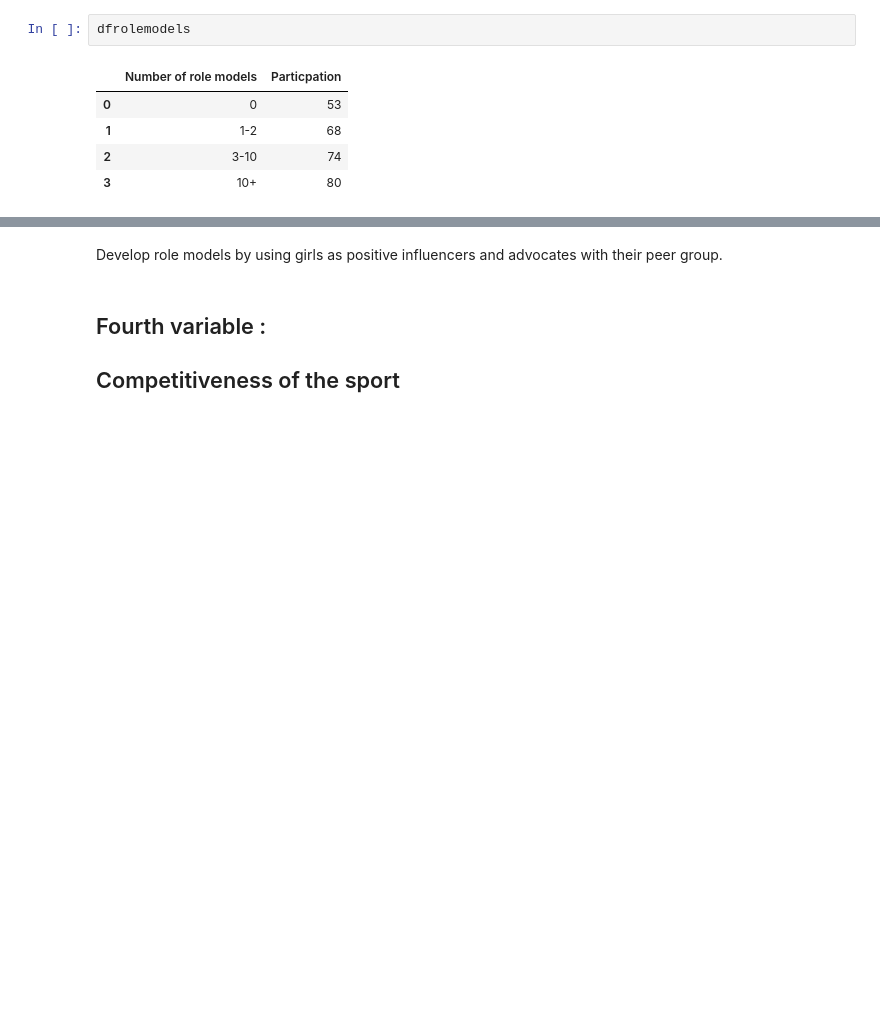
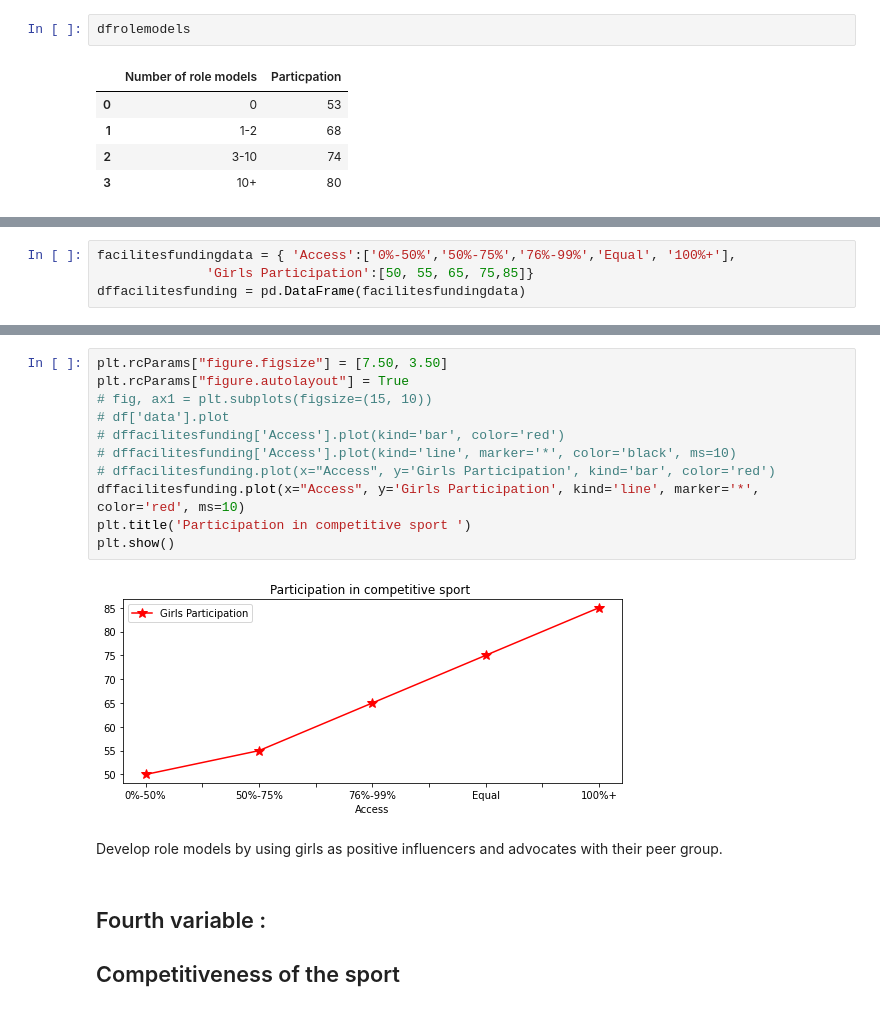
Before and after one commit to Michelleoc/programming-for-data-analysis-project, a Jupyter notebook: project.ipynb, the cells around one changed output, grey strips where cells are left out. Drawn from its saved outputs; the diff is of its cells as text; blank space fills up the shorter version.

```diff
--- a/project.ipynb
+++ b/project.ipynb
@@ -275,0 +282,4 @@ https://womenandsport.ca/wp-content/uploads/2020/06/Canadian-Women-Sport_The-Ral
+# %%
+facilitesfundingdata = { 'Access':['0%-50%','50%-75%','76%-99%','Equal', '100%+'],
+              'Girls Participation':[50, 55, 65, 75,85]}
+dffacilitesfunding = pd.DataFrame(facilitesfundingdata)
@@ -276,3 +295,16 @@ https://womenandsport.ca/wp-content/uploads/2020/06/Canadian-Women-Sport_The-Ral
+# %%
+plt.rcParams["figure.figsize"] = [7.50, 3.50]
+plt.rcParams["figure.autolayout"] = True
+# fig, ax1 = plt.subplots(figsize=(15, 10))
+# df['data'].plot
+# dffacilitesfunding['Access'].plot(kind='bar', color='red')
+# dffacilitesfunding['Access'].plot(kind='line', marker='*', color='black', ms=10)
+# dffacilitesfunding.plot(x="Access", y='Girls Participation', kind='bar', color='red')
+dffacilitesfunding.plot(x="Access", y='Girls Participation', kind='line', marker='*', color='red', ms=10)
+plt.title('Participation in competitive sport ')
+plt.show()
+# %% [output]
+[figure, added]
 # %% [markdown]
 Develop role models by using girls as positive influencers and advocates with their peer
 group.
```
Also changed, not shown: parts of 17 cells of this notebook, 1 other file.
